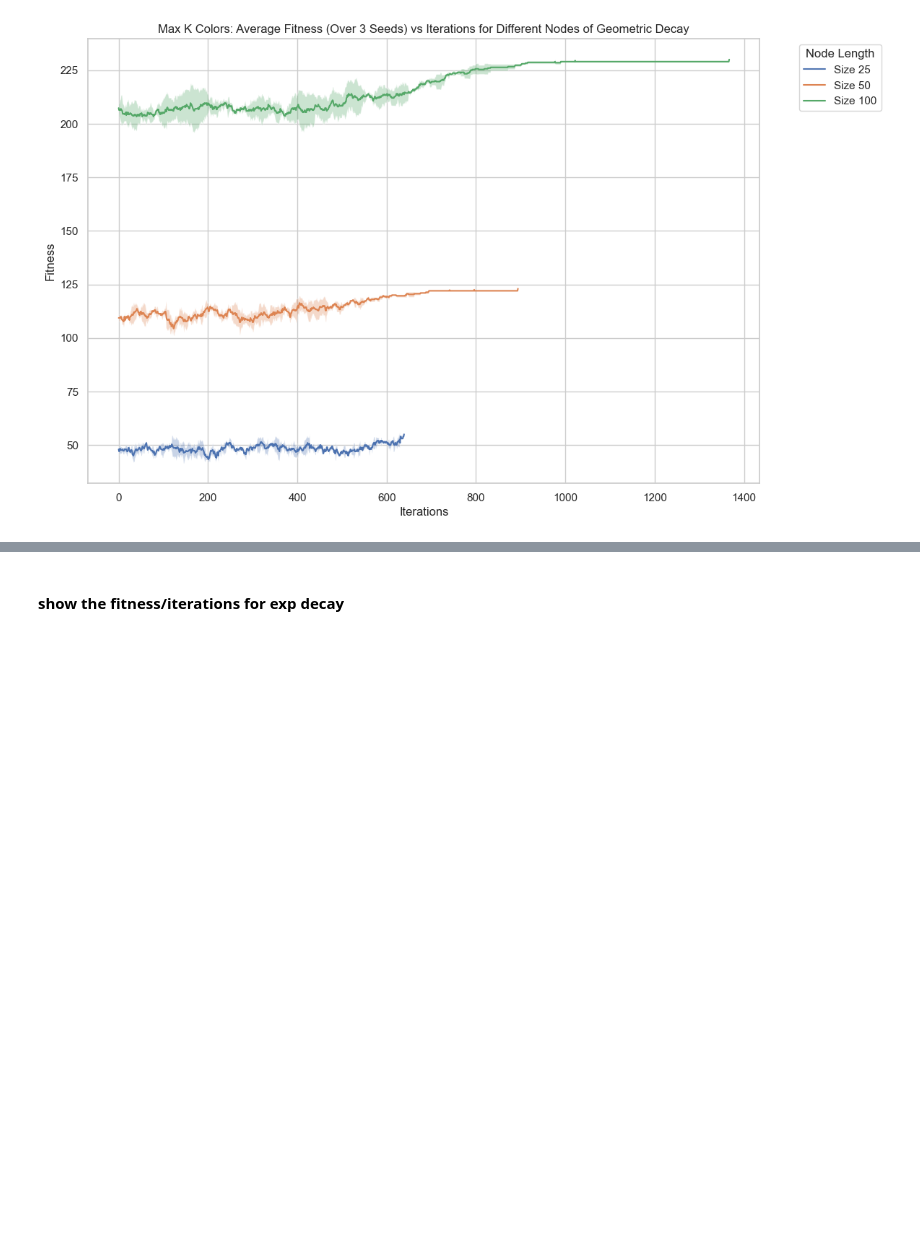
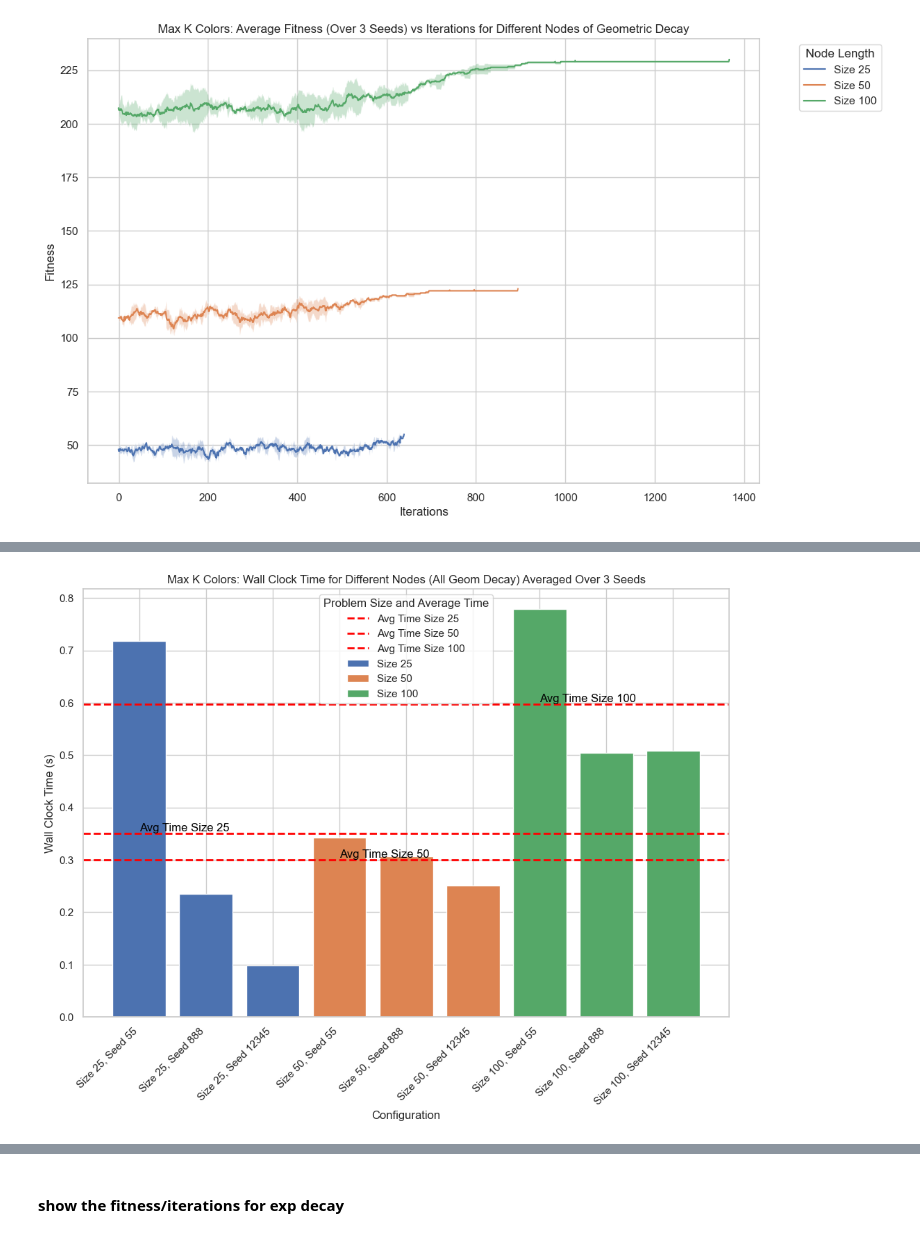
Before and after one commit to melodyyu/cs7641-a2-optimization, a Jupyter notebook: maxKColors_optimization.ipynb, the cells around one changed output, grey strips where cells are left out. Saved outputs shown, nothing was run; the diff lists cells and outputs as text; code cells hidden in the pictures; blank space fills up the shorter version.

```diff
--- a/maxKColors_optimization.ipynb
+++ b/maxKColors_optimization.ipynb
@@ -817,0 +846,28 @@ plt.show()
+# %%
+sns.set(style="whitegrid")
+
+# Compute the average wall clock time for each problem size
+avg_wall_clock_time_per_size = stats_df.groupby('Problem_Size')['Wall_Clock_Time'].mean()
+
+# Plot wall clock time for each problem size and seed, and include average wall clock time for each size
+plt.figure(figsize=(12, 8))
+
+for size in problem_sizes:
+    temp_df = stats_df[stats_df['Problem_Size'] == size]
+    mean_wall_clock_time_per_seed = temp_df.groupby('Seed')['Wall_Clock_Time'].mean()
+    plt.bar([f'Size {size}, Seed {seed}' for seed in seeds], mean_wall_clock_time_per_seed.values, label=f'Size {size}')
+
+    # Plot the average wall clock time for the problem size
+    avg_time = avg_wall_clock_time_per_size[size]
+    plt.axhline(y=avg_time, color='red', linestyle='--', linewidth=2, label=f'Avg Time Size {size}')
+    plt.text(x=len(seeds)*problem_sizes.index(size), y=avg_time, s=f'Avg Time Size {size}', color='black', ha='left', va='bottom')
+
+plt.xlabel('Configuration')
+plt.ylabel('Wall Clock Time (s)')
+plt.title('Max K Colors: Wall Clock Time for Different Nodes (All Geom Decay) Averaged Over 3 Seeds')
+plt.xticks(rotation=45, ha="right")
+plt.legend(title='Problem Size and Average Time')
+plt.grid(True)
+plt.show()
+# %% [output]
+[figure, added]
```
Also changed, not shown: parts of 5 cells of this notebook.
